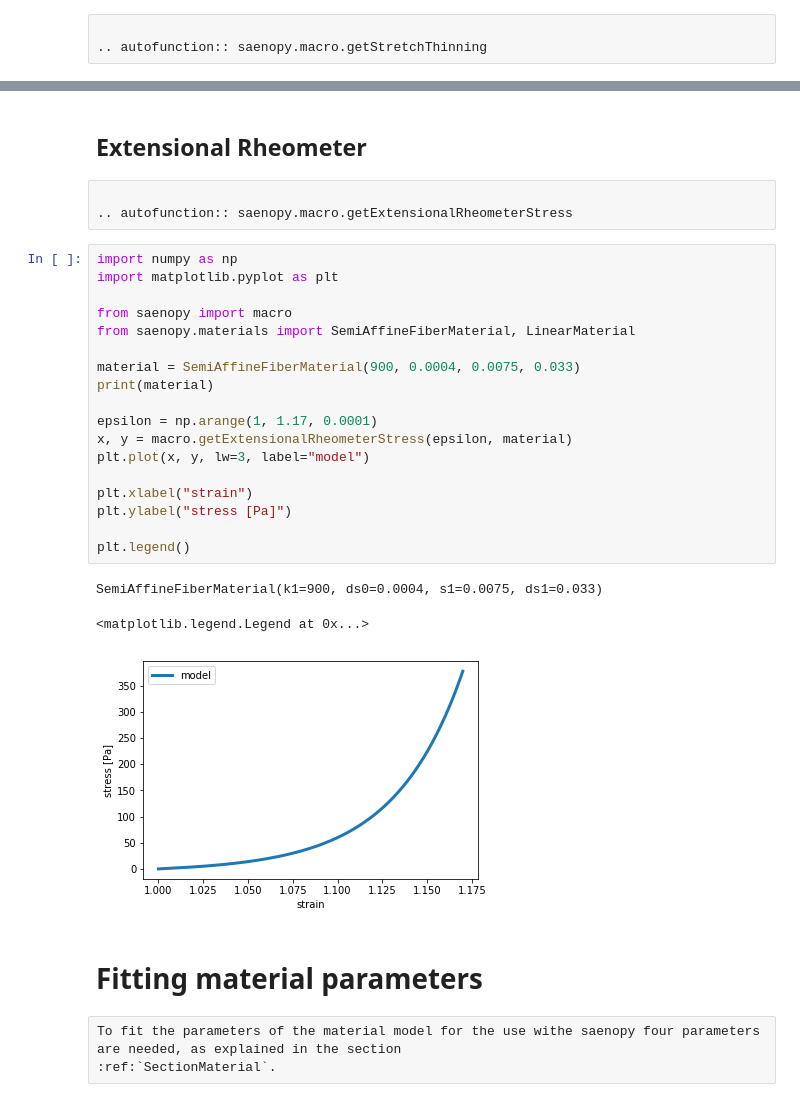
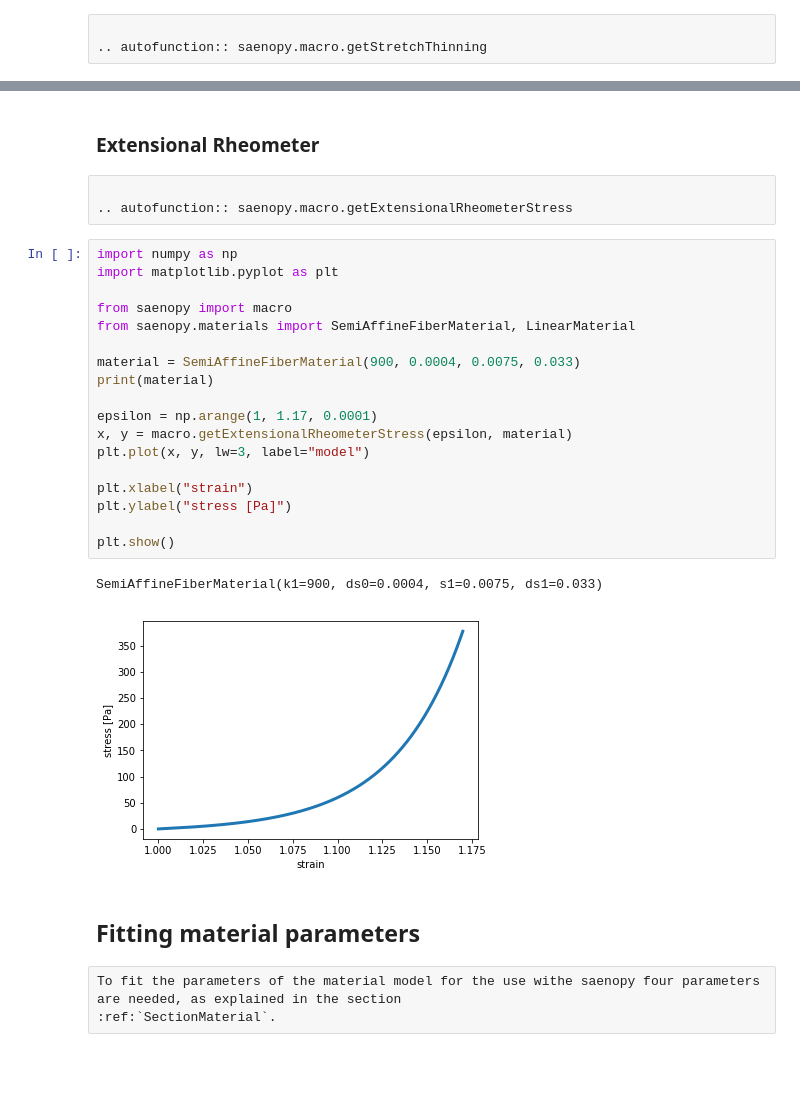
Before and after one commit to rgerum/saenopy, a Jupyter notebook: docs/material.ipynb, the cells around one changed output, grey strips where cells are left out. Drawn from its saved outputs; the diff is of its cells as text; blank space fills up the shorter version.

```diff
--- a/docs/material.ipynb
+++ b/docs/material.ipynb
@@ -148,32 +149,31 @@ SemiAffineFiberMaterial(k1=900, ds0=0.0004, s1=0.0075, ds1=0.033)
 # %% [markdown]
-## Extensional Rheometer
+### Extensional Rheometer
 # %% [raw]
 
 .. autofunction:: saenopy.macro.getExtensionalRheometerStress
 # %%
 import numpy as np
 import matplotlib.pyplot as plt
 
 from saenopy import macro
 from saenopy.materials import SemiAffineFiberMaterial, LinearMaterial
 
 material = SemiAffineFiberMaterial(900, 0.0004, 0.0075, 0.033)
 print(material)
 
 epsilon = np.arange(1, 1.17, 0.0001)
 x, y = macro.getExtensionalRheometerStress(epsilon, material)
 plt.plot(x, y, lw=3, label="model")
 
 plt.xlabel("strain")
 plt.ylabel("stress [Pa]")
 
-plt.legend()
+plt.show()
 # %% [output]
 SemiAffineFiberMaterial(k1=900, ds0=0.0004, s1=0.0075, ds1=0.033)
-<matplotlib.legend.Legend at 0x...>
-[figure, old version]
+[figure, new version]
 # %% [markdown]
-# Fitting material parameters
+## Fitting material parameters
 # %% [raw]
 To fit the parameters of the material model for the use withe saenopy four parameters are needed, as explained in the section
 :ref:`SectionMaterial`.
```
Also changed, not shown: parts of 7 cells of this notebook.
